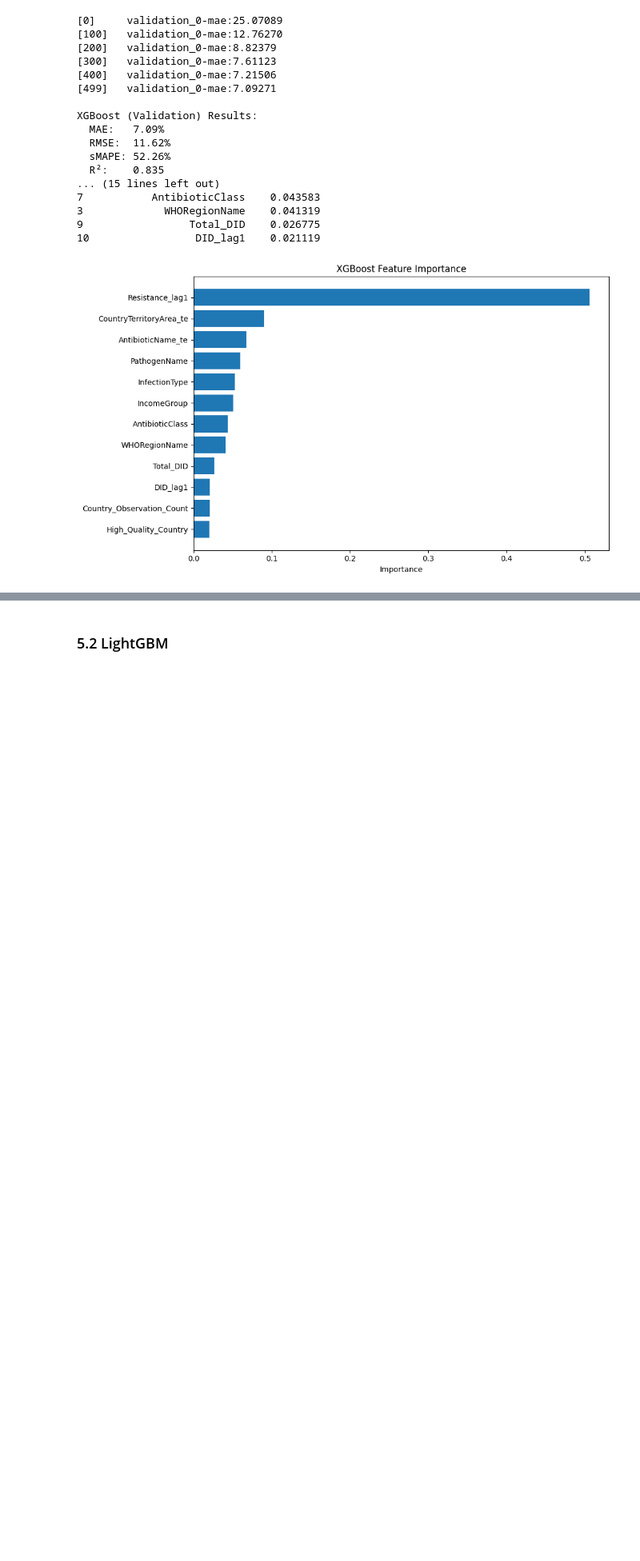
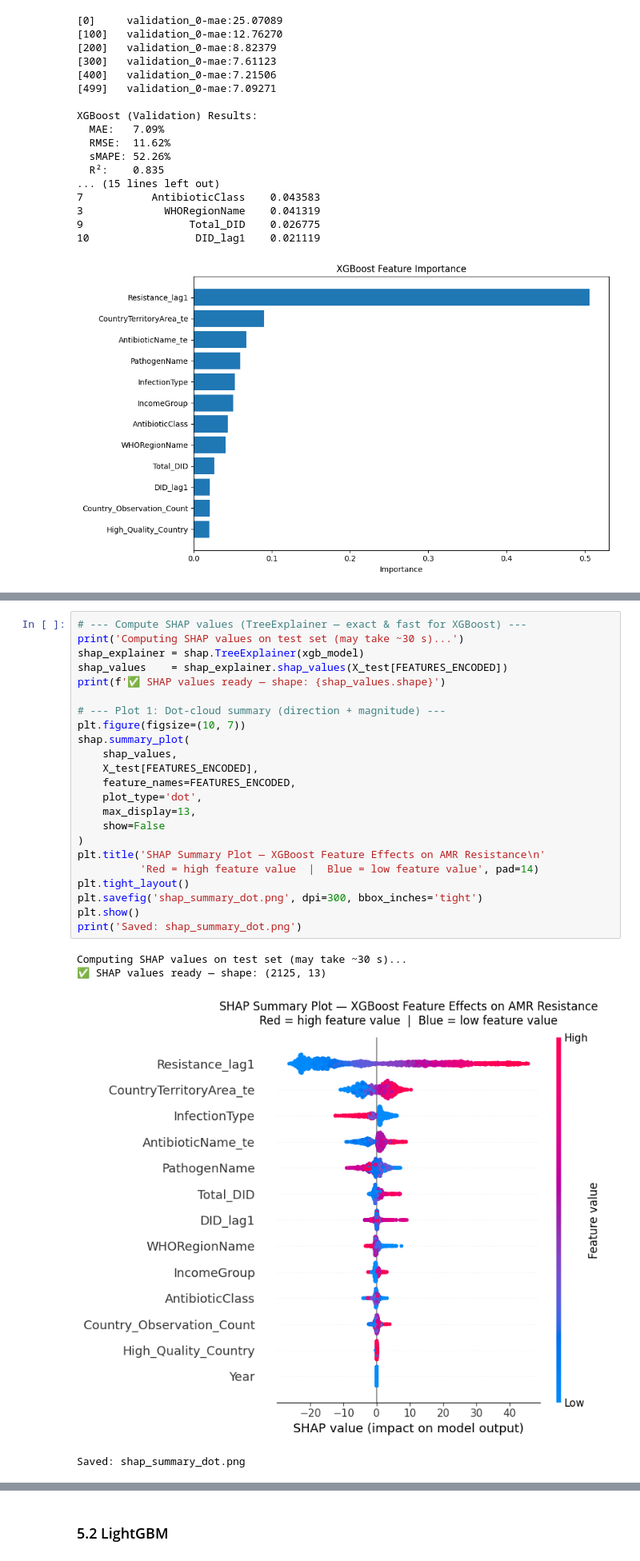
Before and after one commit to TanvirTurja/amr-forecasting-rag, a Jupyter notebook: training.ipynb, the cells around one changed output, grey strips where cells are left out. Shown at 80% size. Cells and saved outputs as stored; diff of their text form; blank space fills up the shorter version.

Commit message:
SHAP implementation and strict temporal split was enforced

```diff
--- a/training.ipynb
+++ b/training.ipynb
@@ -532,0 +600,28 @@ XGBoost (Validation) Results:
+# %%
+# --- Compute SHAP values (TreeExplainer — exact & fast for XGBoost) ---
+print('Computing SHAP values on test set (may take ~30 s)...')
+shap_explainer = shap.TreeExplainer(xgb_model)
+shap_values    = shap_explainer.shap_values(X_test[FEATURES_ENCODED])
+print(f'✅ SHAP values ready — shape: {shap_values.shape}')
+
+# --- Plot 1: Dot-cloud summary (direction + magnitude) ---
+plt.figure(figsize=(10, 7))
+shap.summary_plot(
+    shap_values,
+    X_test[FEATURES_ENCODED],
+    feature_names=FEATURES_ENCODED,
+    plot_type='dot',
+    max_display=13,
+    show=False
+)
+plt.title('SHAP Summary Plot — XGBoost Feature Effects on AMR Resistance\n'
+          'Red = high feature value  |  Blue = low feature value', pad=14)
+plt.tight_layout()
+plt.savefig('shap_summary_dot.png', dpi=300, bbox_inches='tight')
+plt.show()
+print('Saved: shap_summary_dot.png')
+# %% [output]
+Computing SHAP values on test set (may take ~30 s)...
+✅ SHAP values ready — shape: (2125, 13)
+[figure, added]
+Saved: shap_summary_dot.png
```
Also changed, not shown: parts of 20 cells of this notebook, 20 other files.
